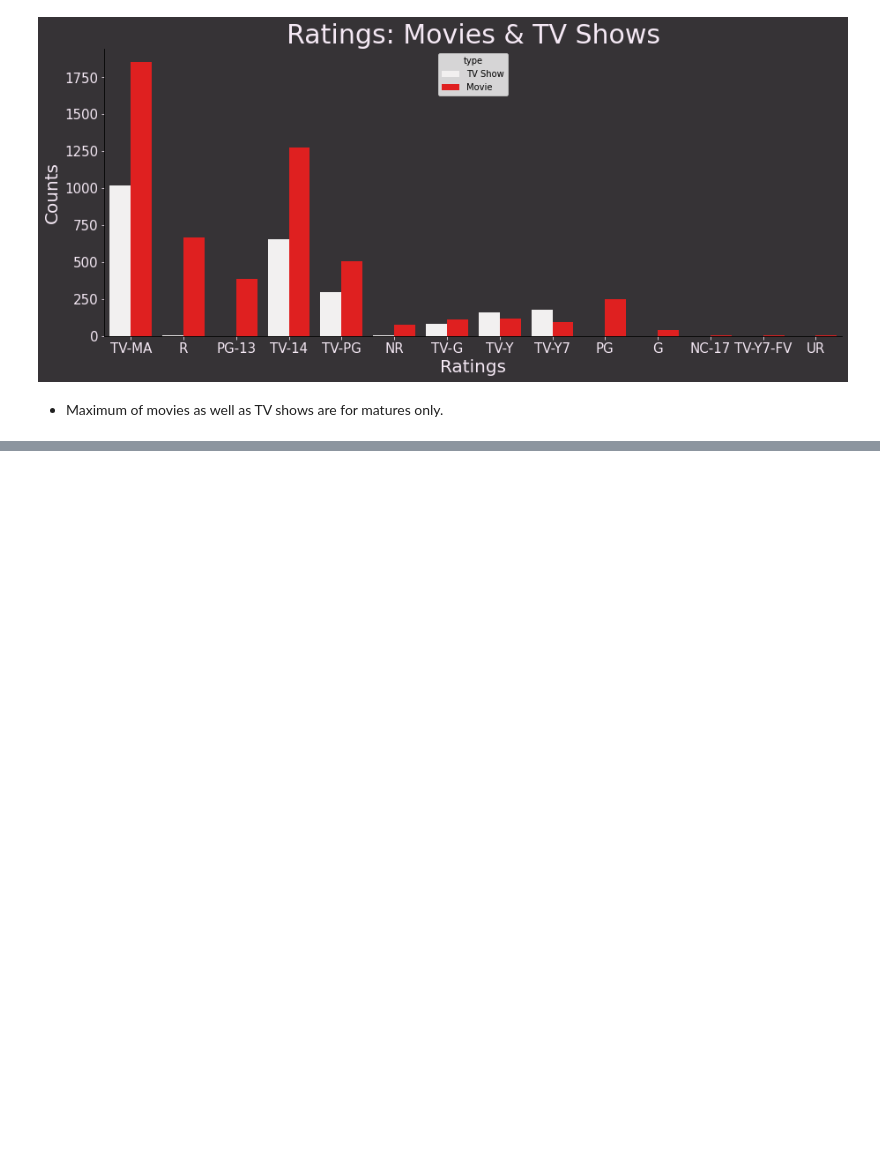
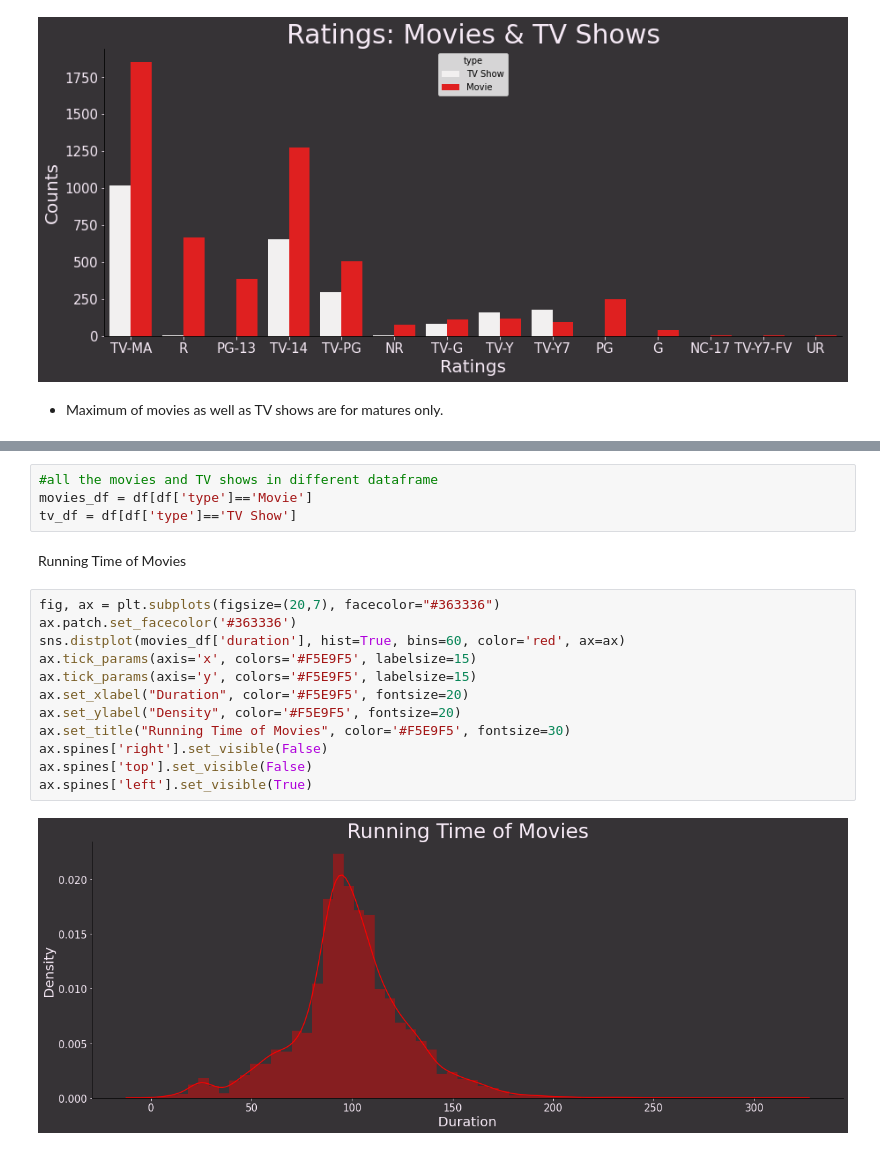
Before and after one commit to AkashK18/-NETFLIX-MOVIES-AND-TV-SHOWS-CLUSTERING, a Jupyter notebook: Netflix_&_TV_Shows.ipynb, the cells around one changed output, grey strips where cells are left out. Drawn from its saved outputs; the diff is of its cells as text; blank space fills up the shorter version.

```diff
--- a/Netflix_&_TV_Shows.ipynb
+++ b/Netflix_&_TV_Shows.ipynb
@@ -447,0 +491,20 @@ ax.spines['left'].set_visible(True)
+# %%
+#all the movies and TV shows in different dataframe
+movies_df = df[df['type']=='Movie']
+tv_df = df[df['type']=='TV Show']
+# %% [markdown]
+Running Time of Movies
+# %%
+fig, ax = plt.subplots(figsize=(20,7), facecolor="#363336")
+ax.patch.set_facecolor('#363336')
+sns.distplot(movies_df['duration'], hist=True, bins=60, color='red', ax=ax)
+ax.tick_params(axis='x', colors='#F5E9F5', labelsize=15)
+ax.tick_params(axis='y', colors='#F5E9F5', labelsize=15)
+ax.set_xlabel("Duration", color='#F5E9F5', fontsize=20)
+ax.set_ylabel("Density", color='#F5E9F5', fontsize=20)
+ax.set_title("Running Time of Movies", color='#F5E9F5', fontsize=30)
+ax.spines['right'].set_visible(False)
+ax.spines['top'].set_visible(False)
+ax.spines['left'].set_visible(True)
+# %% [output]
+[figure, added]
```
Also changed, not shown: parts of 38 cells of this notebook.
